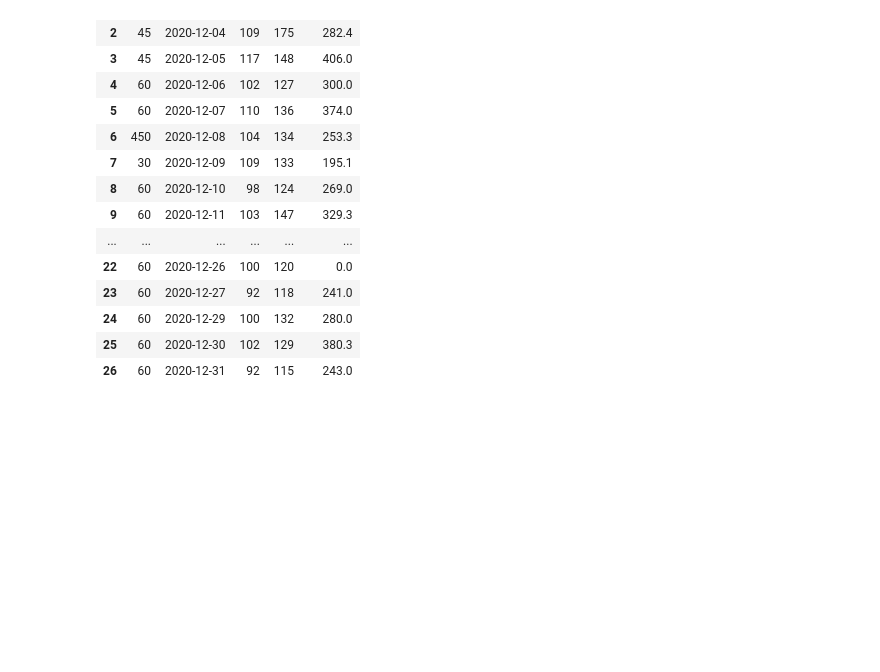
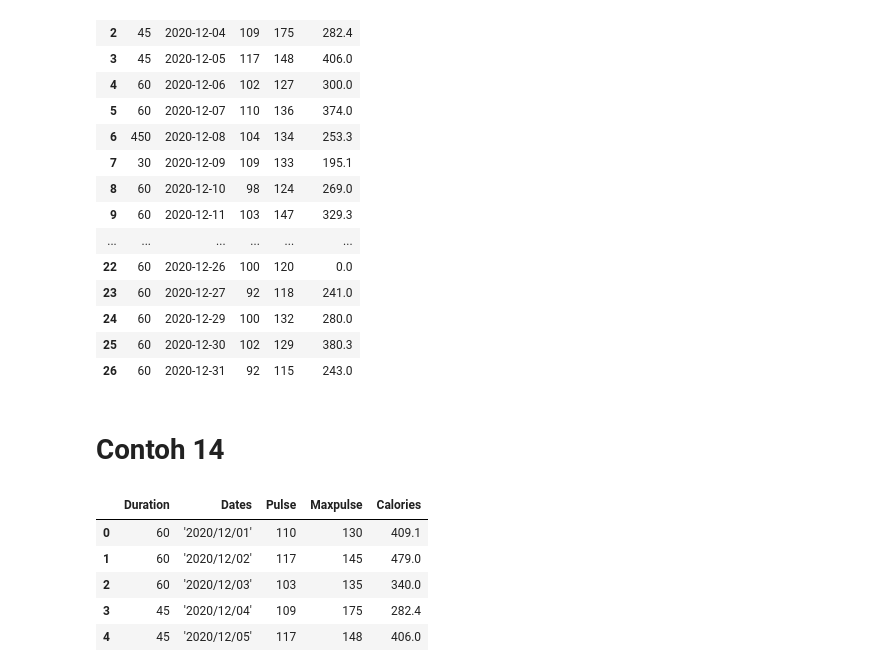
Before and after one commit to 7u7unn/ML-SMT5, a Jupyter notebook: MLP2/preprocessing.ipynb, the cells around one changed output. Cells and saved outputs as stored; diff of their text form; code cells hidden in the pictures; blank space fills up the shorter version.

```diff
--- a/MLP2/preprocessing.ipynb
+++ b/MLP2/preprocessing.ipynb
@@ -568,3 +568,5 @@ For example, when doing 'df[col].method(value, inplace=True)', try using 'df.met
 | 24 | 60 | 2020-12-29 | 100 | 132 | 280.0 |
 | 25 | 60 | 2020-12-30 | 102 | 129 | 380.3 |
 | 26 | 60 | 2020-12-31 | 92 | 115 | 243.0 |
+# %% [markdown]
+# Contoh 14
@@ -570,0 +576,11 @@ For example, when doing 'df[col].method(value, inplace=True)', try using 'df.met
+# %%
+names = ['Duration','Dates','Pulse','Maxpulse','Calories']
+dataframe = pd.read_csv("./Preprocessing/data2.csv",names=names)
+dataframe.head()
+# %% [output]
+|  | Duration | Dates | Pulse | Maxpulse | Calories |
+| 0 | 60 | '2020/12/01' | 110 | 130 | 409.1 |
+| 1 | 60 | '2020/12/02' | 117 | 145 | 479.0 |
+| 2 | 60 | '2020/12/03' | 103 | 135 | 340.0 |
+| 3 | 45 | '2020/12/04' | 109 | 175 | 282.4 |
+| 4 | 45 | '2020/12/05' | 117 | 148 | 406.0 |
```
Also changed, not shown: parts of 6 cells of this notebook, 2 other files.
